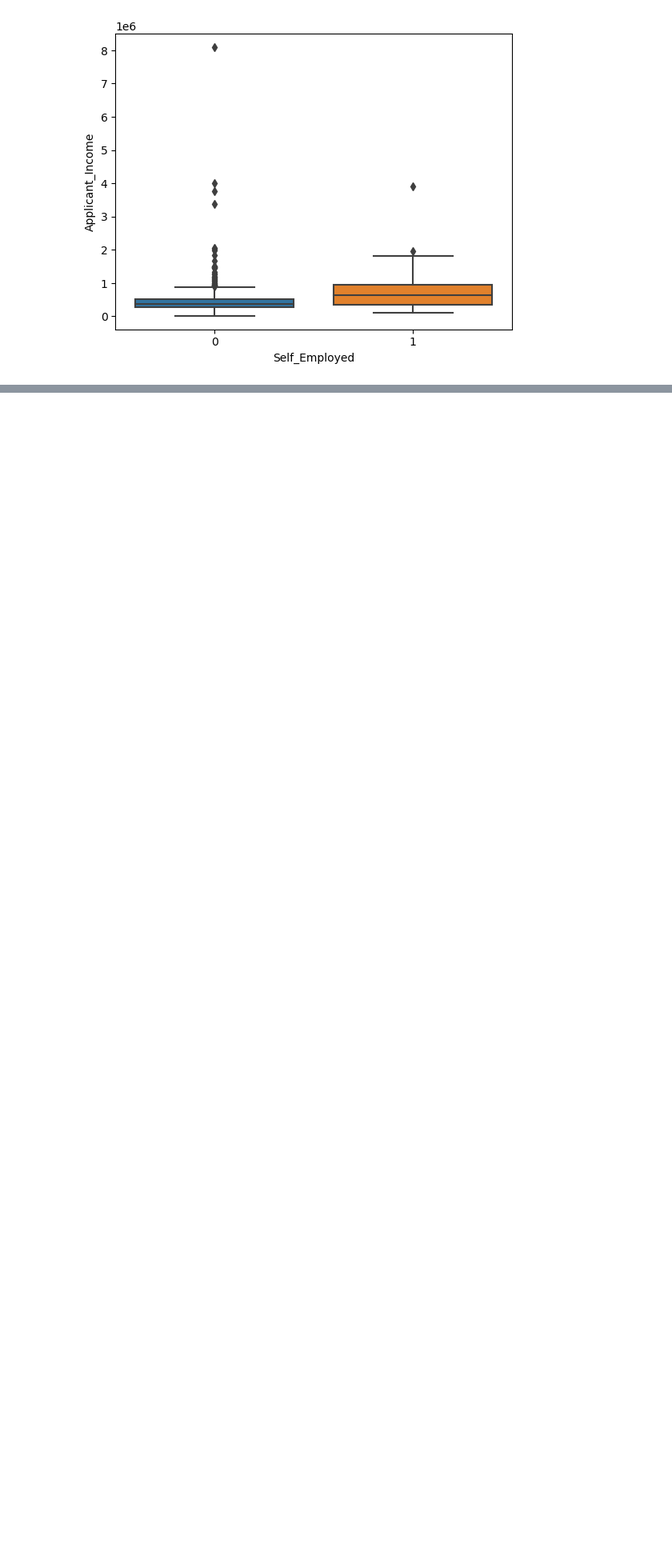
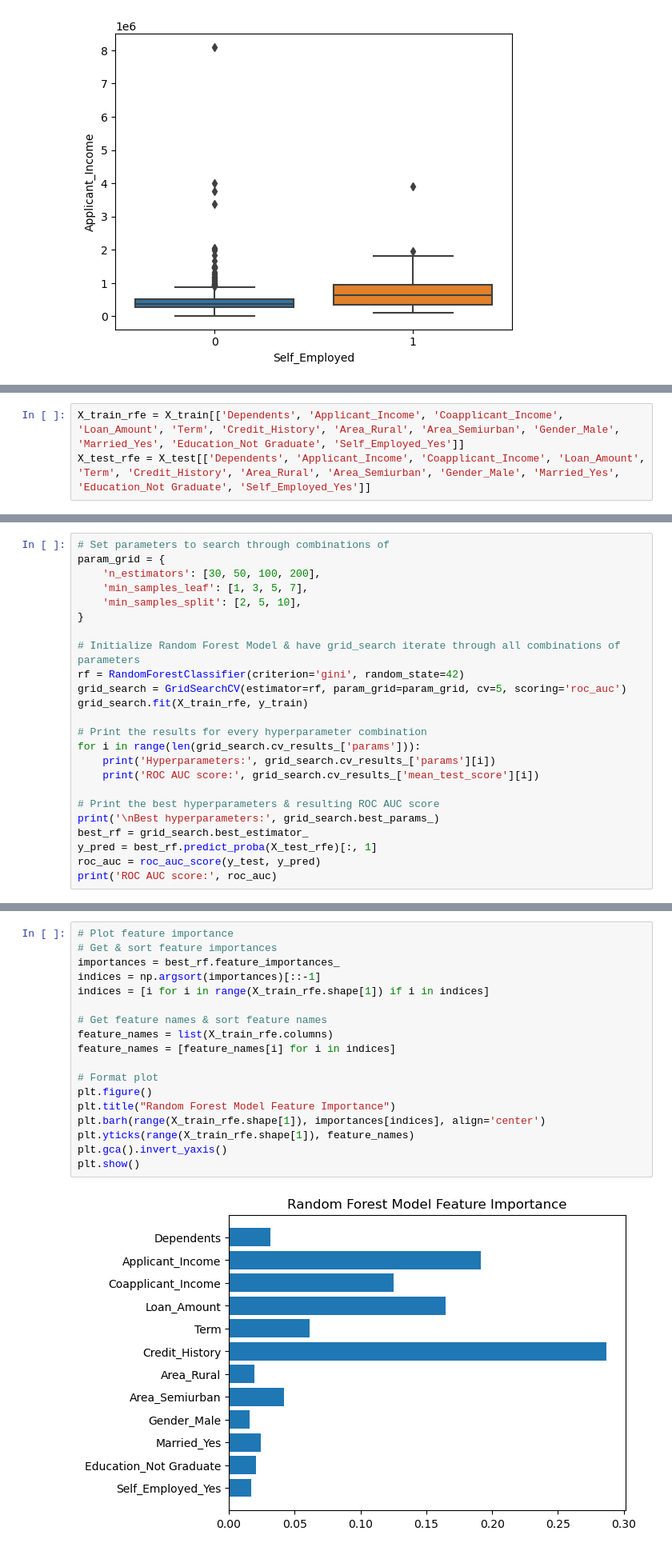
Before and after one commit to shailja-somani-0/ADS-502-loan-approval-pred, a Jupyter notebook: Loan_Pred_Proj.ipynb, the cells around one changed output, grey strips where cells are left out. Shown at 80% size. Cells and saved outputs as stored; diff of their text form; blank space fills up the shorter version.

Commit message:
Finalize models, RFE, & hyperparameter tuning

```diff
--- a/Loan_Pred_Proj.ipynb
+++ b/Loan_Pred_Proj.ipynb
@@ -631,0 +685,3 @@ AUC score: 0.5495401337792643
+# %%
+X_train_rfe = X_train[['Dependents', 'Applicant_Income', 'Coapplicant_Income', 'Loan_Amount', 'Term', 'Credit_History', 'Area_Rural', 'Area_Semiurban', 'Gender_Male', 'Married_Yes', 'Education_Not Graduate', 'Self_Employed_Yes']]
+X_test_rfe = X_test[['Dependents', 'Applicant_Income', 'Coapplicant_Income', 'Loan_Amount', 'Term', 'Credit_History', 'Area_Rural', 'Area_Semiurban', 'Gender_Male', 'Married_Yes', 'Education_Not Graduate', 'Self_Employed_Yes']]
@@ -631,0 +752,24 @@ AUC score: 0.5495401337792643
+# %%
+# Set parameters to search through combinations of
+param_grid = {
+    'n_estimators': [30, 50, 100, 200],
+    'min_samples_leaf': [1, 3, 5, 7],
+    'min_samples_split': [2, 5, 10],
+}
+
+# Initialize Random Forest Model & have grid_search iterate through all combinations of parameters
+rf = RandomForestClassifier(criterion='gini', random_state=42)
+grid_search = GridSearchCV(estimator=rf, param_grid=param_grid, cv=5, scoring='roc_auc')
+grid_search.fit(X_train_rfe, y_train)
+
+# Print the results for every hyperparameter combination
+for i in range(len(grid_search.cv_results_['params'])):
+    print('Hyperparameters:', grid_search.cv_results_['params'][i])
+    print('ROC AUC score:', grid_search.cv_results_['mean_test_score'][i])
+
+# Print the best hyperparameters & resulting ROC AUC score
+print('\nBest hyperparameters:', grid_search.best_params_)
+best_rf = grid_search.best_estimator_
+y_pred = best_rf.predict_proba(X_test_rfe)[:, 1]
+roc_auc = roc_auc_score(y_test, y_pred)
+print('ROC AUC score:', roc_auc)
@@ -631,0 +834,20 @@ AUC score: 0.5495401337792643
+# %%
+# Plot feature importance
+# Get & sort feature importances
+importances = best_rf.feature_importances_
+indices = np.argsort(importances)[::-1]
+indices = [i for i in range(X_train_rfe.shape[1]) if i in indices]
+
+# Get feature names & sort feature names
+feature_names = list(X_train_rfe.columns)
+feature_names = [feature_names[i] for i in indices]
+
+# Format plot
+plt.figure()
+plt.title("Random Forest Model Feature Importance")
+plt.barh(range(X_train_rfe.shape[1]), importances[indices], align='center')
+plt.yticks(range(X_train_rfe.shape[1]), feature_names)
+plt.gca().invert_yaxis()
+plt.show()
+# %% [output]
+[figure, added]
```
Also changed, not shown: parts of 69 cells of this notebook.
